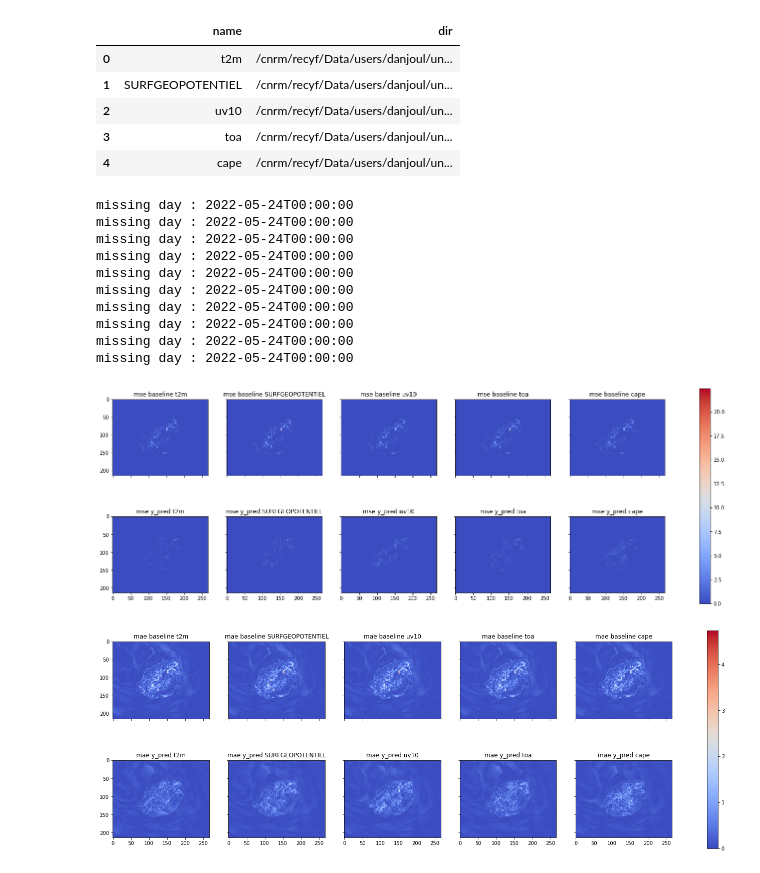
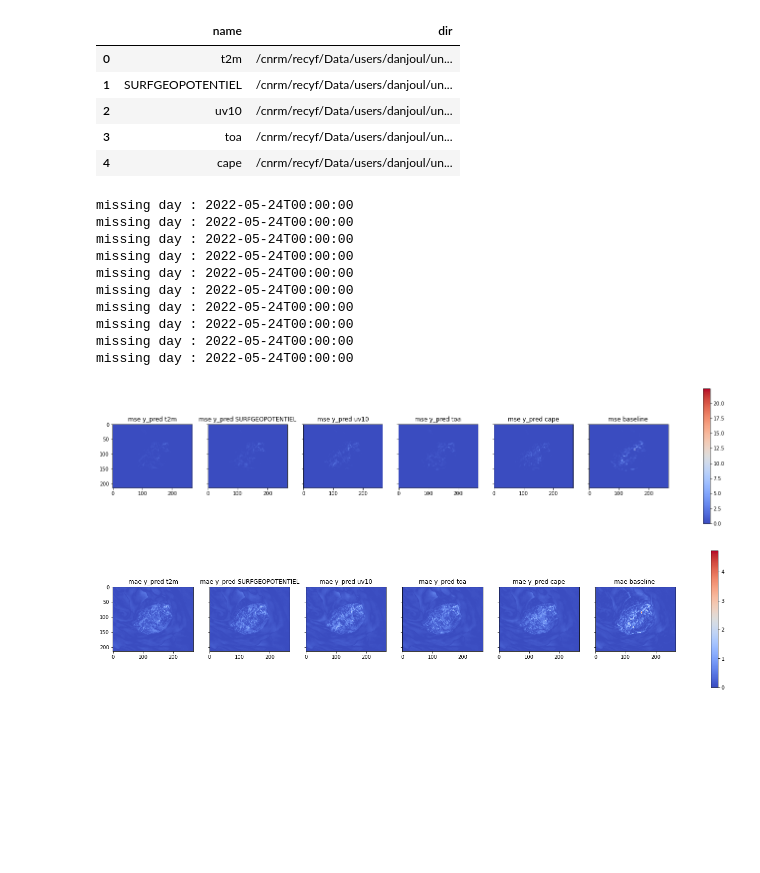
Before and after one commit to lorisdanjou/AromeDownscaling-unet-keras, a Jupyter notebook: plot_synthesis.ipynb, the cells around one changed output. Saved outputs shown, nothing was run; the diff lists cells and outputs as text; code cells hidden in the pictures; blank space fills up the shorter version.

Commit message:
graphes synthèse ok

```diff
--- a/plot_synthesis.ipynb
+++ b/plot_synthesis.ipynb
@@ -43,46 +43,72 @@ expes.head()
 | 4 | cape | /cnrm/recyf/Data/users/danjoul/un... |
 # %%
 # plot score maps:
+# def synthesis_score_maps(expes, metric, metric_name, dates_test, echeances, resample, data_test_location, baseline_location, param='t2m'):
+#     for k in range(1):
+#         fig, axs = plt.subplots(nrows=2, ncols=len(expes), figsize=(5*len(expes), 8))
+#         images = []
+#         for j in range(len(expes)):
+#             working_dir = expes.dir[j]
+#             name = expes.name[j]
+#             results_df = load_data(working_dir, dates_test, echeances, resample, data_test_location, baseline_location, param=param)
+#             metric_df  = get_scores(results_df, metric, metric_name)
+#             data = [metric_df[metric_name + '_baseline_map'][k], metric_df[metric_name + '_y_pred_map'][k]]
+#             for i in range(len(data)):
+#                 im = axs[i, j].imshow(data[i], cmap='coolwarm')
+#                 images.append(im)
+#                 axs[i, j].label_outer()
+#             axs[0, j].set_title(metric_name + ' baseline ' + name)
+#             axs[1, j].set_title(metric_name + ' y_pred ' + name)
+
+#         vmin = min(image.get_array().min() for image in images)
+#         vmax = max(image.get_array().max() for image in images)
+#         norm = colors.Normalize(vmin=vmin, vmax=vmax)
+#         for im in images:
+#             im.set_norm(norm)
+#         fig.colorbar(images[0], ax=axs)
+#         # plt.savefig(output_dir + metric_name + str(k) + '_map.png')
+
 def synthesis_score_maps(expes, metric, metric_name, dates_test, echeances, resample, data_test_location, baseline_location, param='t2m'):
     for k in range(1):
-        fig, axs = plt.subplots(nrows=2, ncols=len(expes), figsize=(5*len(expes), 8))
+        fig, axs = plt.subplots(nrows=1, ncols=len(expes)+1, figsize=(5*len(expes), 5))
         images = []
         for j in range(len(expes)):
             working_dir = expes.dir[j]
             name = expes.name[j]
             results_df = load_data(working_dir, dates_test, echeances, resample, data_test_location, baseline_location, param=param)
             metric_df  = get_scores(results_df, metric, metric_name)
-            data = [metric_df[metric_name + '_baseline_map'][k], metric_df[metric_name + '_y_pred_map'][k]]
-            for i in range(len(data)):
-                im = axs[i, j].imshow(data[i], cmap='coolwarm')
-                images.append(im)
-                axs[i, j].label_outer()
-            axs[0, j].set_title(metric_name + ' baseline ' + name)
-            axs[1, j].set_title(metric_name + ' y_pred ' + name)
+            im = axs[j].imshow(metric_df[metric_name + '_y_pred_map'][k], cmap='coolwarm')
+            images.append(im)
+            axs[j].label_outer()
+            axs[j].set_title(metric_name + ' y_pred ' + name)
+        im = axs[j+1].imshow(metric_df[metric_name + '_baseline_map'][k], cmap='coolwarm')
+        images.append(im)
+        axs[j+1].label_outer()
+        axs[j+1].set_title(metric_name + ' baseline ')
 
         vmin = min(image.get_array().min() for image in images)
         vmax = max(image.get_array().max() for image in images)
         norm = colors.Normalize(vmin=vmin, vmax=vmax)
         for im in images:
             im.set_norm(norm)
         fig.colorbar(images[0], ax=axs)
         # plt.savefig(output_dir + metric_name + str(k) + '_map.png')
 
 synthesis_score_maps(expes, mse, 'mse', dates_test, echeances, resample, data_test_location, baseline_location, param)
 synthesis_score_maps(expes, mae, 'mae', dates_test, echeances, resample, data_test_location, baseline_location, param)
 # %% [output]
 missing day : 2022-05-24T00:00:00
 missing day : 2022-05-24T00:00:00
 missing day : 2022-05-24T00:00:00
 missing day : 2022-05-24T00:00:00
 missing day : 2022-05-24T00:00:00
 missing day : 2022-05-24T00:00:00
 missing day : 2022-05-24T00:00:00
 missing day : 2022-05-24T00:00:00
 missing day : 2022-05-24T00:00:00
 missing day : 2022-05-24T00:00:00
-[figure, old version]
+[figure, new version]
-[figure, old version]
+[figure, new version]
 # %%
 # plot maps:
 def synthesis_score_maps(expes, dates_test, echeances, resample, data_test_location, baseline_location, param='t2m', full=False):
```
Also changed, not shown: parts of 3 cells of this notebook, 2 other files.
